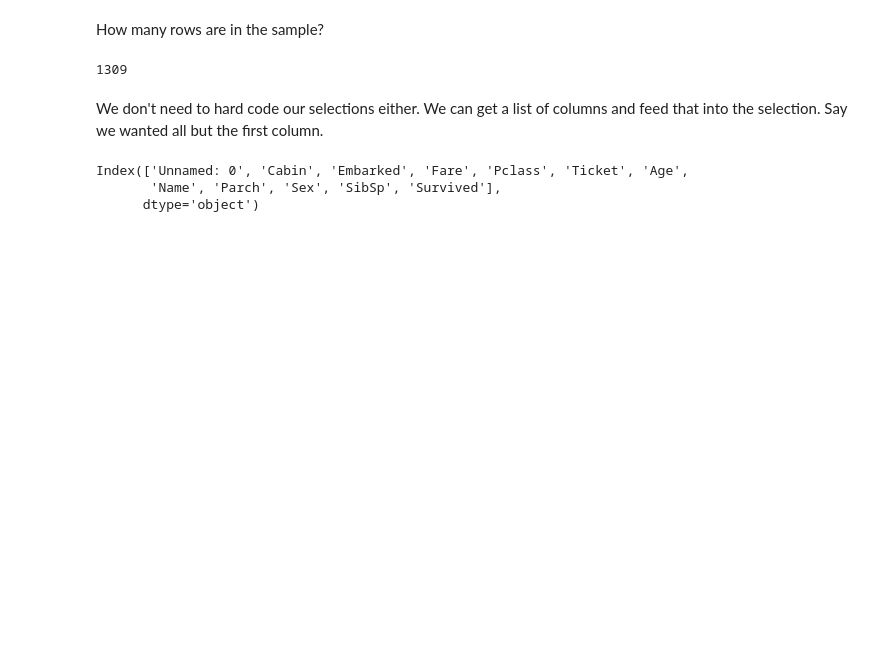
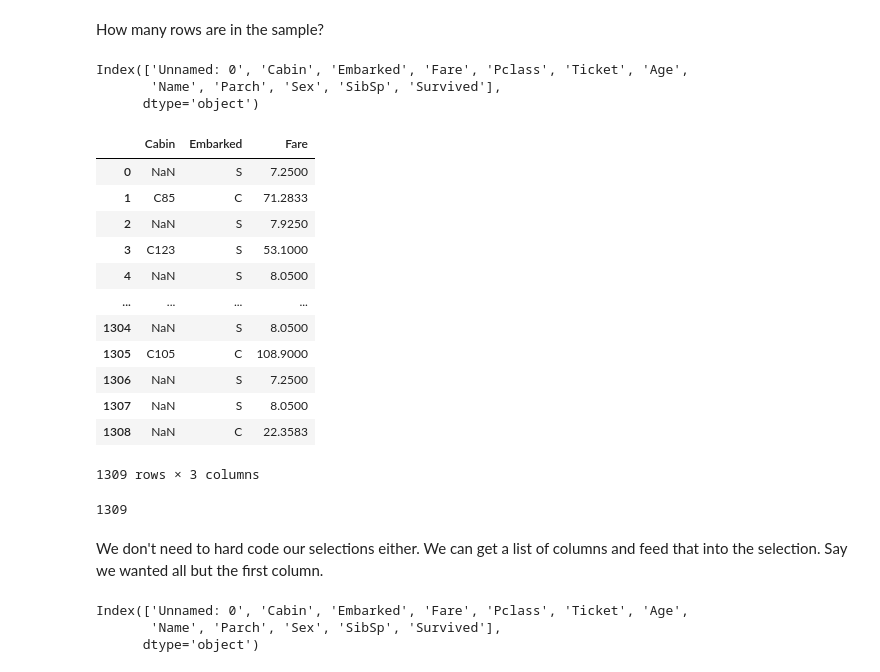
Before and after one commit to PacktWorkshops/The-Supervised-Learning-Workshop, a Jupyter notebook: Chapter 1 - Fundamentals/Exercise_1_02.ipynb, the cells around one changed output. Drawn from its saved outputs; the diff is of its cells as text; code cells hidden in the pictures; blank space fills up the shorter version.

```diff
--- a/Chapter 1 - Fundamentals/Exercise_1_02.ipynb
+++ b/Chapter 1 - Fundamentals/Exercise_1_02.ipynb
@@ -96,6 +81,29 @@ df.iloc[[0,1,2]]
 | 2 | 2 | NaN | S | 7.9250 | 3 | STON/O2. 3101282 | 26.0 | Heikkinen, Miss. Laina | 0 | female | 0 | ... |
 # %% [markdown]
 How many rows are in the sample?
+# %%
+columns = df.columns # Extract the list of columns
+print(columns)
+# %% [output]
+Index(['Unnamed: 0', 'Cabin', 'Embarked', 'Fare', 'Pclass', 'Ticket', 'Age',
+       'Name', 'Parch', 'Sex', 'SibSp', 'Survived'],
+      dtype='object')
+# %%
+df[columns[1:4]] # Columns 2, 3, 4
+# %% [output]
+|  | Cabin | Embarked | Fare |
+| 0 | NaN | S | 7.2500 |
+| 1 | C85 | C | 71.2833 |
+| 2 | NaN | S | 7.9250 |
+| 3 | C123 | S | 53.1000 |
+| 4 | NaN | S | 8.0500 |
+| ... | ... | ... | ... |
+| 1304 | NaN | S | 8.0500 |
+| 1305 | C105 | C | 108.9000 |
+| 1306 | NaN | S | 7.2500 |
+| 1307 | NaN | S | 8.0500 |
+| 1308 | NaN | C | 22.3583 |
+1309 rows × 3 columns
 # %%
 len(df)
 # %% [output]
```
Also changed, not shown: parts of 3 cells of this notebook, 1 other file.
